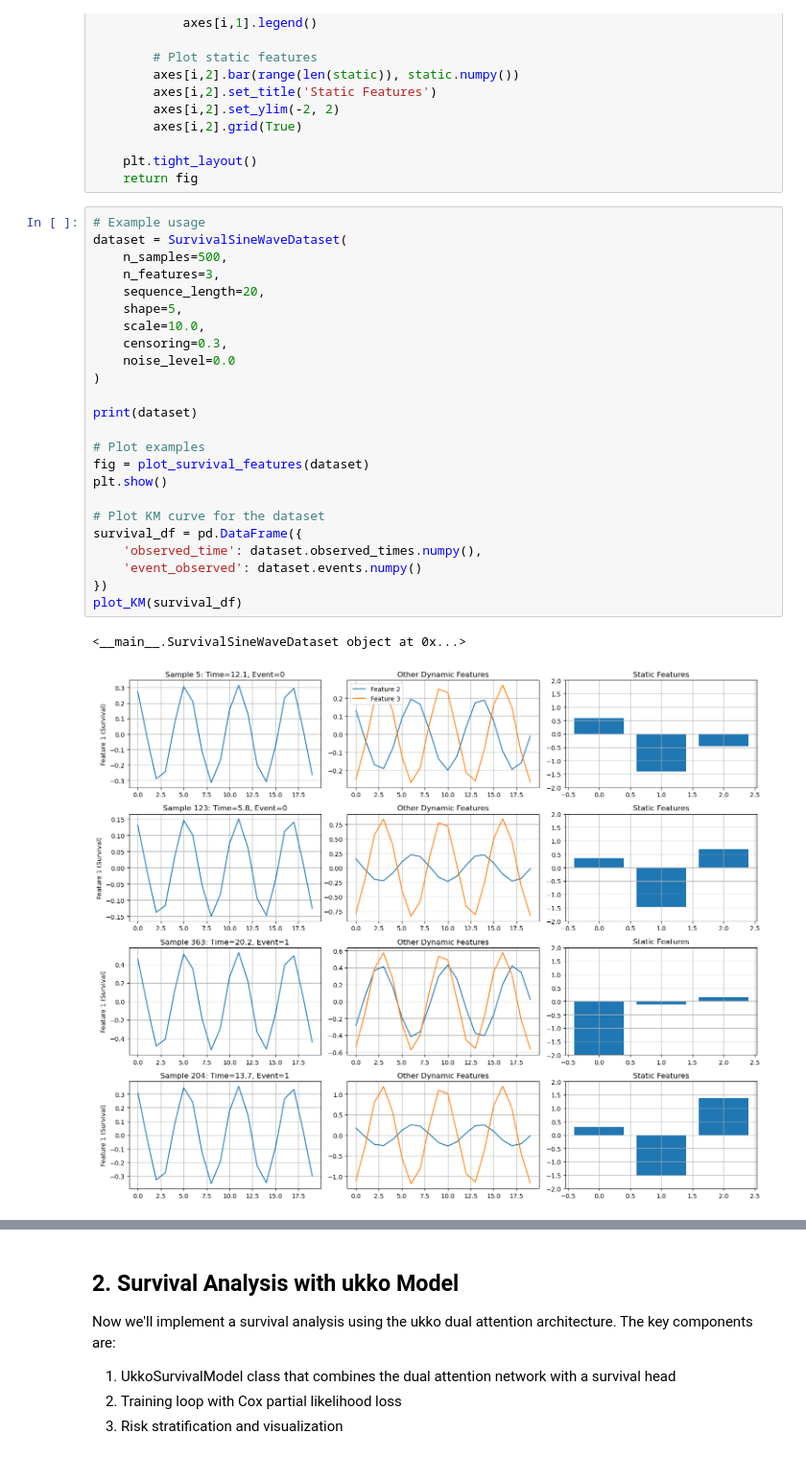
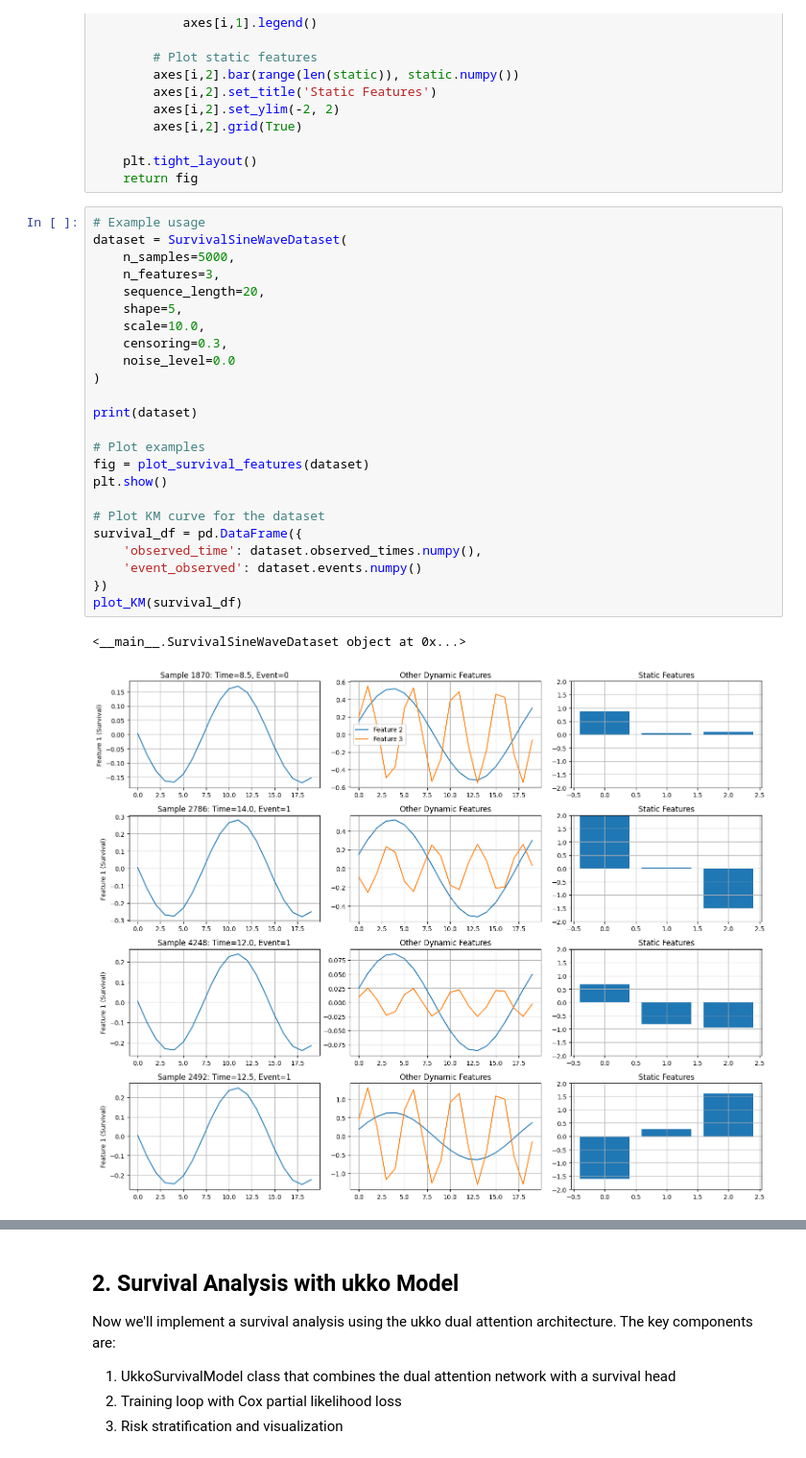
Before and after one commit to eric-fey-hus/ukko, a Jupyter notebook: Survival_test_ukko_sinewave.ipynb, the cells around one changed output, grey strips where cells are left out. Shown: that part at 96% size. Saved outputs shown, nothing was run; the diff lists cells and outputs as text.

```diff
--- a/Survival_test_ukko_sinewave.ipynb
+++ b/Survival_test_ukko_sinewave.ipynb
@@ -179,27 +179,27 @@ def plot_survival_features(dataset, sample_indices=None):
 # %%
 # Example usage
 dataset = SurvivalSineWaveDataset(
-    n_samples=500,
+    n_samples=5000,
     n_features=3,
     sequence_length=20,
     shape=5,
     scale=10.0,
     censoring=0.3,
     noise_level=0.0
 )
 
 print(dataset)
 
 # Plot examples
 fig = plot_survival_features(dataset)
 plt.show()
 
 # Plot KM curve for the dataset
 survival_df = pd.DataFrame({
     'observed_time': dataset.observed_times.numpy(),
     'event_observed': dataset.events.numpy()
 })
 plot_KM(survival_df)
 # %% [output]
 <__main__.SurvivalSineWaveDataset object at 0x...>
-[figure, old version]
+[figure, new version]
```
Also changed, not shown: parts of 8 cells of this notebook.
